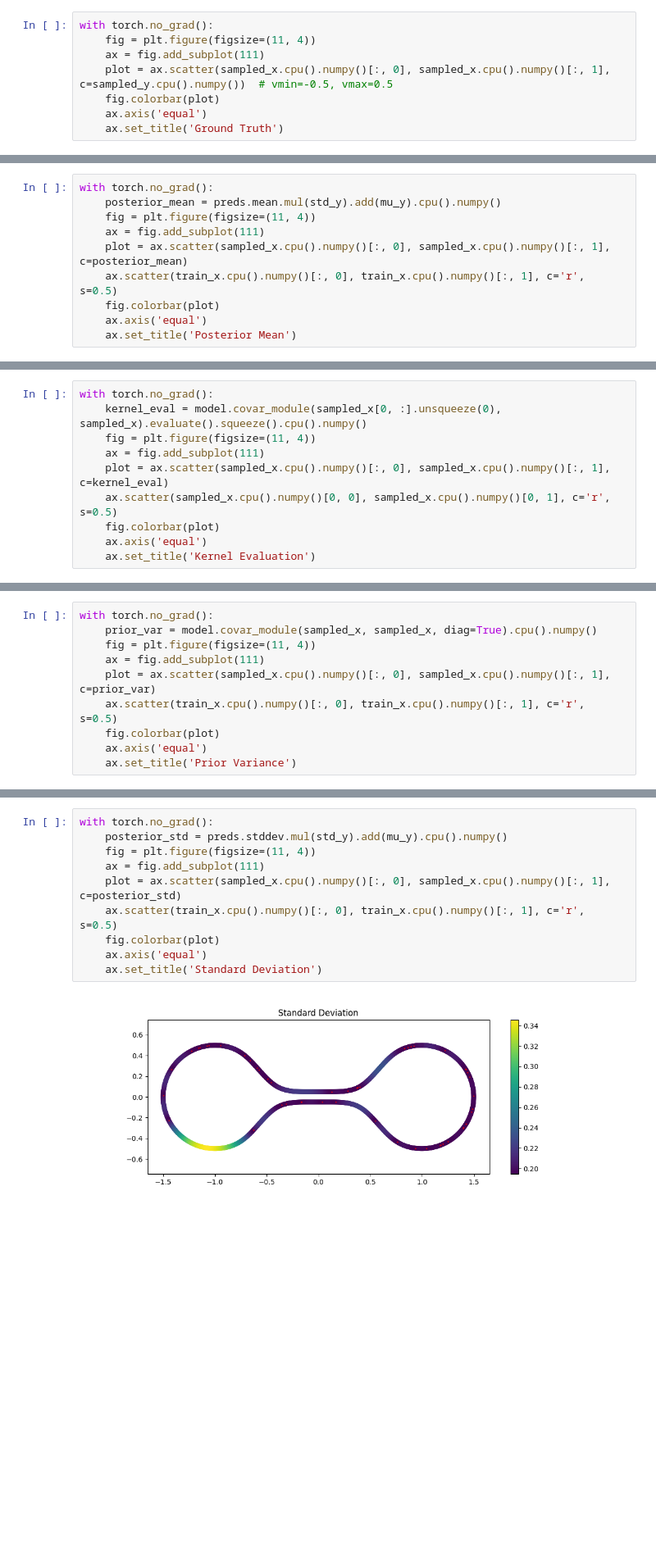
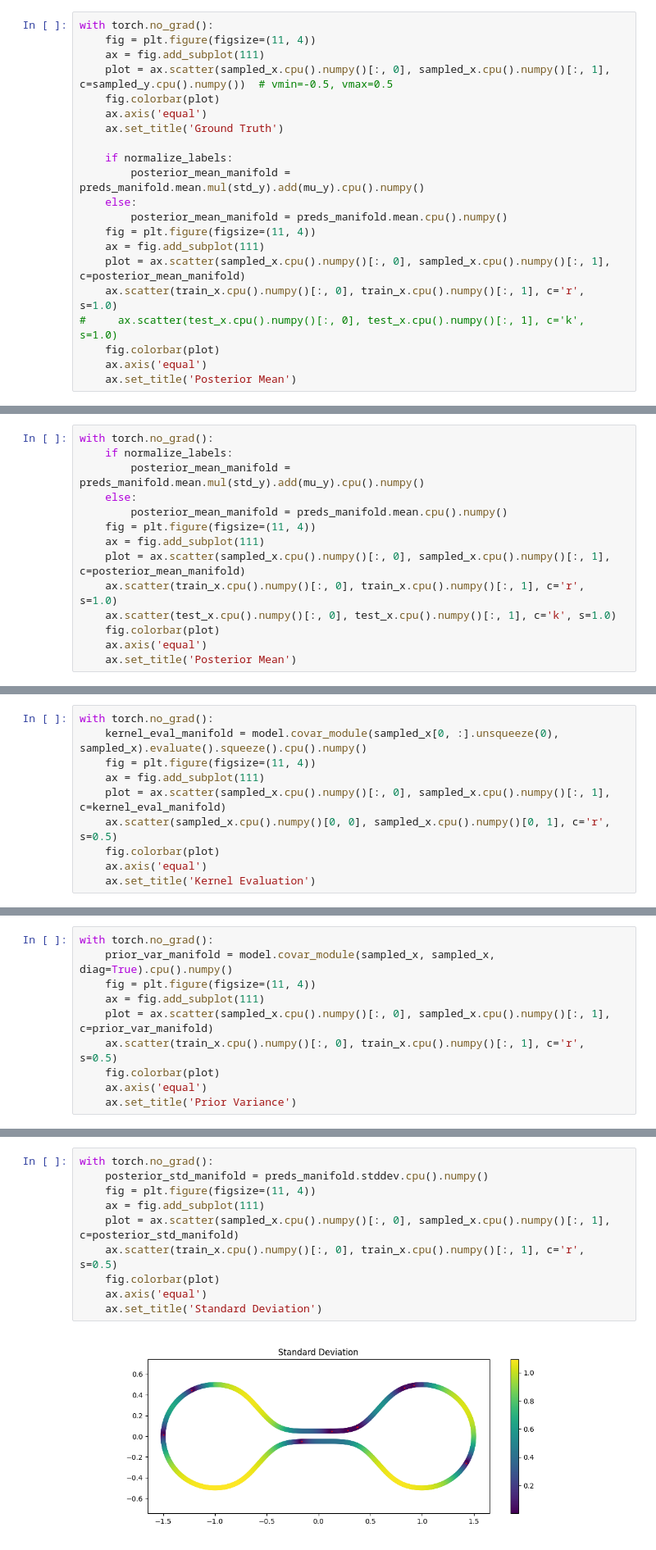
Before and after one commit to nash169/manifold-gp, a Jupyter notebook: examples/1D_vanilla_learning.ipynb, the cells around one changed output, grey strips where cells are left out. Shown at 82% size. Drawn from its saved outputs; the diff is of its cells as text; blank space fills up the shorter version.

```diff
--- a/examples/1D_vanilla_learning.ipynb
+++ b/examples/1D_vanilla_learning.ipynb
@@ -188,4 +177,17 @@ with torch.no_grad():
     fig.colorbar(plot)
     ax.axis('equal')
     ax.set_title('Ground Truth')
+
+    if normalize_labels:
+        posterior_mean_manifold = preds_manifold.mean.mul(std_y).add(mu_y).cpu().numpy()
+    else:
+        posterior_mean_manifold = preds_manifold.mean.cpu().numpy()
+    fig = plt.figure(figsize=(11, 4))
+    ax = fig.add_subplot(111)
+    plot = ax.scatter(sampled_x.cpu().numpy()[:, 0], sampled_x.cpu().numpy()[:, 1], c=posterior_mean_manifold)
+    ax.scatter(train_x.cpu().numpy()[:, 0], train_x.cpu().numpy()[:, 1], c='r', s=1.0)
+#     ax.scatter(test_x.cpu().numpy()[:, 0], test_x.cpu().numpy()[:, 1], c='k', s=1.0)
+    fig.colorbar(plot)
+    ax.axis('equal')
+    ax.set_title('Posterior Mean')
 # %% [output]
@@ -194,11 +197,15 @@ with torch.no_grad():
 ### Posterior Mean
 # %%
 with torch.no_grad():
-    posterior_mean = preds.mean.mul(std_y).add(mu_y).cpu().numpy()
+    if normalize_labels:
+        posterior_mean_manifold = preds_manifold.mean.mul(std_y).add(mu_y).cpu().numpy()
+    else:
+        posterior_mean_manifold = preds_manifold.mean.cpu().numpy()
     fig = plt.figure(figsize=(11, 4))
     ax = fig.add_subplot(111)
-    plot = ax.scatter(sampled_x.cpu().numpy()[:, 0], sampled_x.cpu().numpy()[:, 1], c=posterior_mean)
-    ax.scatter(train_x.cpu().numpy()[:, 0], train_x.cpu().numpy()[:, 1], c='r', s=0.5)
+    plot = ax.scatter(sampled_x.cpu().numpy()[:, 0], sampled_x.cpu().numpy()[:, 1], c=posterior_mean_manifold)
+    ax.scatter(train_x.cpu().numpy()[:, 0], train_x.cpu().numpy()[:, 1], c='r', s=1.0)
+    ax.scatter(test_x.cpu().numpy()[:, 0], test_x.cpu().numpy()[:, 1], c='k', s=1.0)
     fig.colorbar(plot)
     ax.axis('equal')
     ax.set_title('Posterior Mean')
@@ -208,10 +215,10 @@ with torch.no_grad():
 ### Kernel Evaluation
 # %%
 with torch.no_grad():
-    kernel_eval = model.covar_module(sampled_x[0, :].unsqueeze(0), sampled_x).evaluate().squeeze().cpu().numpy()
+    kernel_eval_manifold = model.covar_module(sampled_x[0, :].unsqueeze(0), sampled_x).evaluate().squeeze().cpu().numpy()
     fig = plt.figure(figsize=(11, 4))
     ax = fig.add_subplot(111)
-    plot = ax.scatter(sampled_x.cpu().numpy()[:, 0], sampled_x.cpu().numpy()[:, 1], c=kernel_eval)
+    plot = ax.scatter(sampled_x.cpu().numpy()[:, 0], sampled_x.cpu().numpy()[:, 1], c=kernel_eval_manifold)
     ax.scatter(sampled_x.cpu().numpy()[0, 0], sampled_x.cpu().numpy()[0, 1], c='r', s=0.5)
     fig.colorbar(plot)
     ax.axis('equal')
@@ -222,10 +229,10 @@ with torch.no_grad():
 ### Prior Variance
 # %%
 with torch.no_grad():
-    prior_var = model.covar_module(sampled_x, sampled_x, diag=True).cpu().numpy()
+    prior_var_manifold = model.covar_module(sampled_x, sampled_x, diag=True).cpu().numpy()
     fig = plt.figure(figsize=(11, 4))
     ax = fig.add_subplot(111)
-    plot = ax.scatter(sampled_x.cpu().numpy()[:, 0], sampled_x.cpu().numpy()[:, 1], c=prior_var)
+    plot = ax.scatter(sampled_x.cpu().numpy()[:, 0], sampled_x.cpu().numpy()[:, 1], c=prior_var_manifold)
     ax.scatter(train_x.cpu().numpy()[:, 0], train_x.cpu().numpy()[:, 1], c='r', s=0.5)
     fig.colorbar(plot)
     ax.axis('equal')
@@ -236,16 +243,16 @@ with torch.no_grad():
 ### Posterior Standard Deviation
 # %%
 with torch.no_grad():
-    posterior_std = preds.stddev.mul(std_y).add(mu_y).cpu().numpy()
+    posterior_std_manifold = preds_manifold.stddev.cpu().numpy()
     fig = plt.figure(figsize=(11, 4))
     ax = fig.add_subplot(111)
-    plot = ax.scatter(sampled_x.cpu().numpy()[:, 0], sampled_x.cpu().numpy()[:, 1], c=posterior_std)
+    plot = ax.scatter(sampled_x.cpu().numpy()[:, 0], sampled_x.cpu().numpy()[:, 1], c=posterior_std_manifold)
     ax.scatter(train_x.cpu().numpy()[:, 0], train_x.cpu().numpy()[:, 1], c='r', s=0.5)
     fig.colorbar(plot)
     ax.axis('equal')
     ax.set_title('Standard Deviation')
 # %% [output]
-[figure, old version]
+[figure, new version]
 # %% [markdown]
 ### Ambient Posterior Mean
 # %%
```
Also changed, not shown: parts of 46 cells of this notebook, 26 other files.
